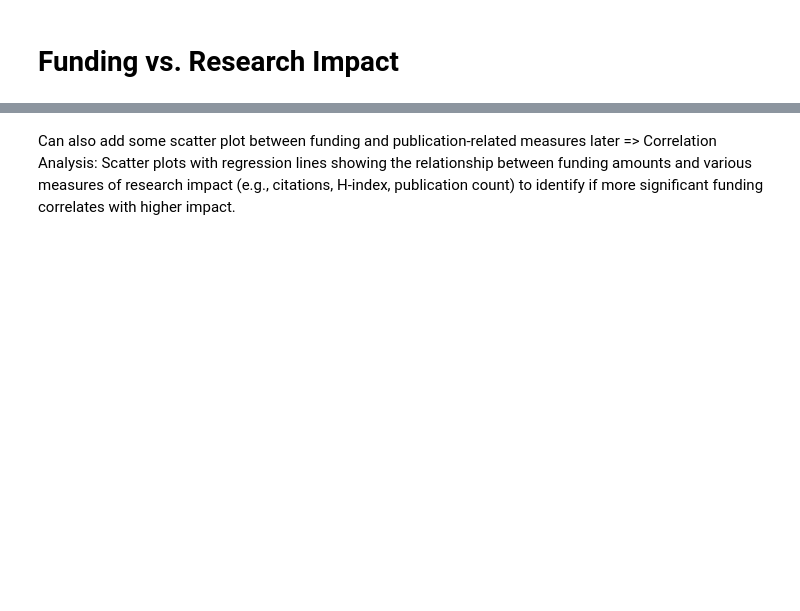
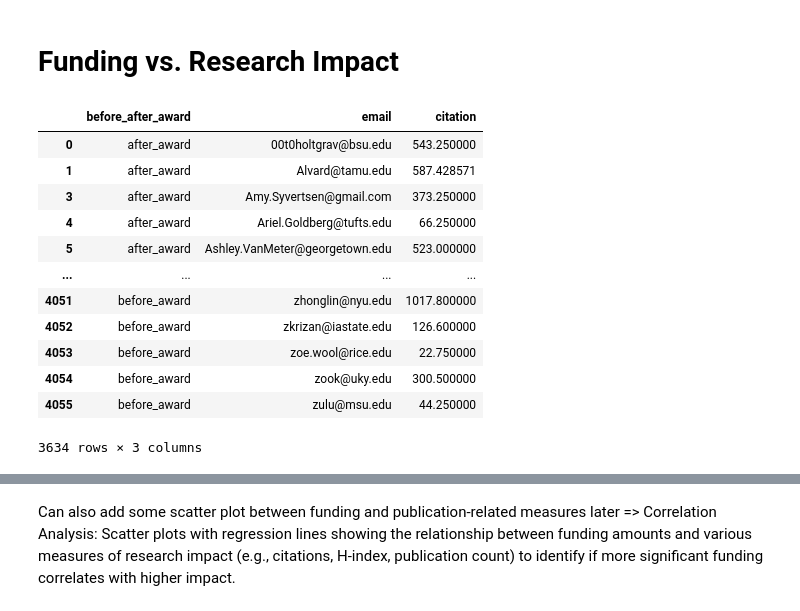
Before and after one commit to Vindmn1234/NSF-funding-research-project-, a Jupyter notebook: descriptive/descriptive.ipynb, the cells around one changed output, grey strips where cells are left out. Drawn from its saved outputs; the diff is of its cells as text; code cells hidden in the pictures; blank space fills up the shorter version.

```diff
--- a/descriptive/descriptive.ipynb
+++ b/descriptive/descriptive.ipynb
@@ -191,3 +181,28 @@ group_by_citation
+# %%
+group_by_citation = regression_data.groupby(by=['before_after_award', 'email'])['citation'].mean().reset_index()
+
+# find thresholds
+Q1 = group_by_citation['citation'].quantile(0.25)
+Q3 = group_by_citation['citation'].quantile(0.75)
+IQR = Q3 - Q1
+
+# remvoe outliers
+group_by_citation = group_by_citation.query('(@Q1 - 1.5 * @IQR) <= citation <= (@Q3 + 1.5 * @IQR)')
+group_by_citation
+# %% [output]
+|  | before_after_award | email | citation |
+| 0 | after_award | 00t0holtgrav@bsu.edu | 543.250000 |
+| 1 | after_award | Alvard@tamu.edu | 587.428571 |
+| 3 | after_award | Amy.Syvertsen@gmail.com | 373.250000 |
+| 4 | after_award | Ariel.Goldberg@tufts.edu | 66.250000 |
+| 5 | after_award | Ashley.VanMeter@georgetown.edu | 523.000000 |
+| ... | ... | ... | ... |
+| 4051 | before_award | zhonglin@nyu.edu | 1017.800000 |
+| 4052 | before_award | zkrizan@iastate.edu | 126.600000 |
+| 4053 | before_award | zoe.wool@rice.edu | 22.750000 |
+| 4054 | before_award | zook@uky.edu | 300.500000 |
+| 4055 | before_award | zulu@msu.edu | 44.250000 |
+3634 rows × 3 columns
 # %%
 # Calculate median values of average yearly citation
 median_yearly_citation = group_by_citation.groupby(by=['before_after_award'])['citation'].median()
```
Also changed, not shown: parts of 7 cells of this notebook.
